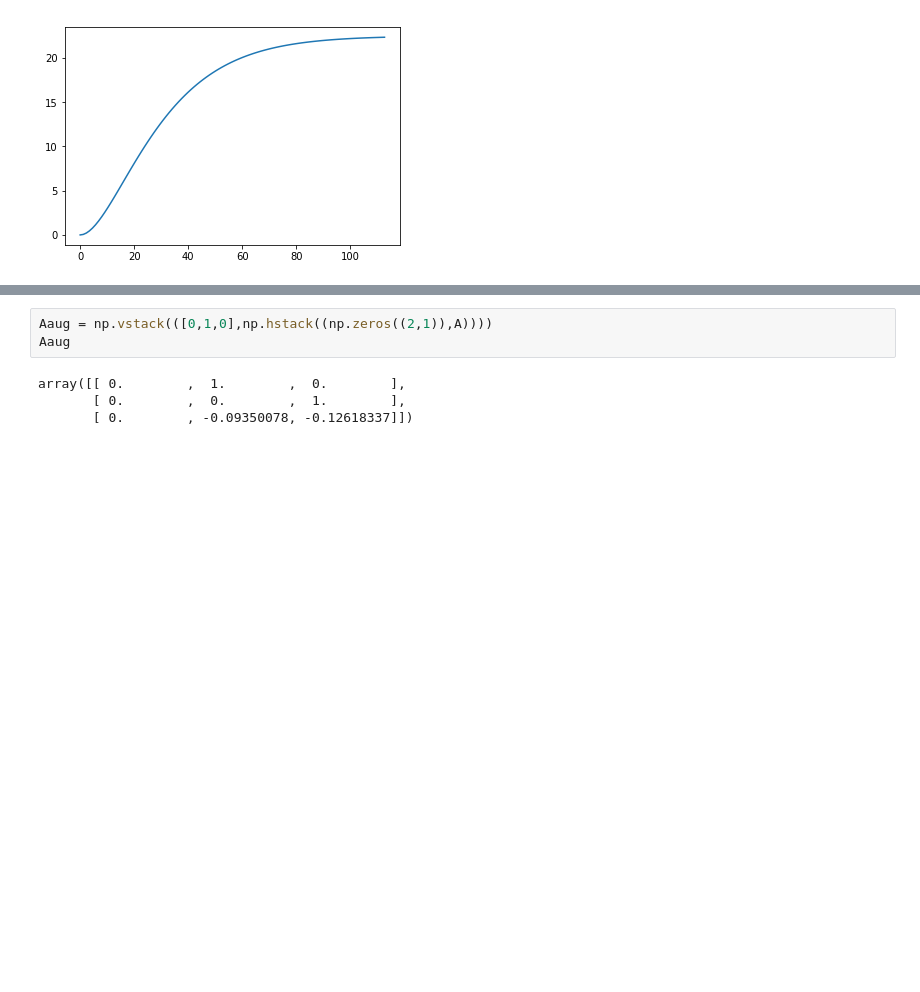
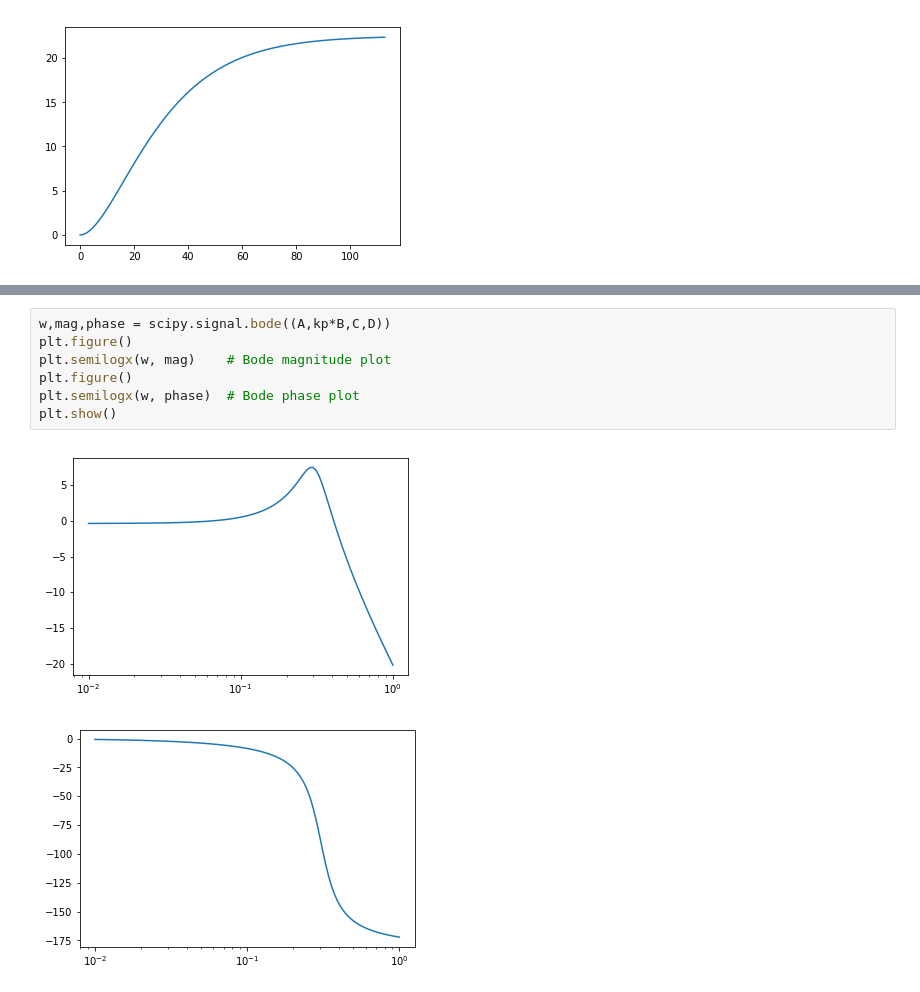
Before and after one commit to arthurrichards77/control_tutorial, a Jupyter notebook: model.ipynb, the cells around one changed output, grey strips where cells are left out. Cells and saved outputs as stored; diff of their text form; blank space fills up the shorter version.

```diff
--- a/model.ipynb
+++ b/model.ipynb
@@ -77,7 +77,10 @@ Processed 285 lines.
-# %%
-Aaug = np.vstack(([0,1,0],np.hstack((np.zeros((2,1)),A))))
-Aaug
-# %% [output]
-array([[ 0.        ,  1.        ,  0.        ],
-       [ 0.        ,  0.        ,  1.        ],
-       [ 0.        , -0.09350078, -0.12618337]])
+# %%
+w,mag,phase = scipy.signal.bode((A,kp*B,C,D))
+plt.figure()
+plt.semilogx(w, mag)    # Bode magnitude plot
+plt.figure()
+plt.semilogx(w, phase)  # Bode phase plot
+plt.show()
+# %% [output]
+[figure, added]
+[figure, added]
```
Also changed, not shown: parts of 2 cells of this notebook, 1 other file.
